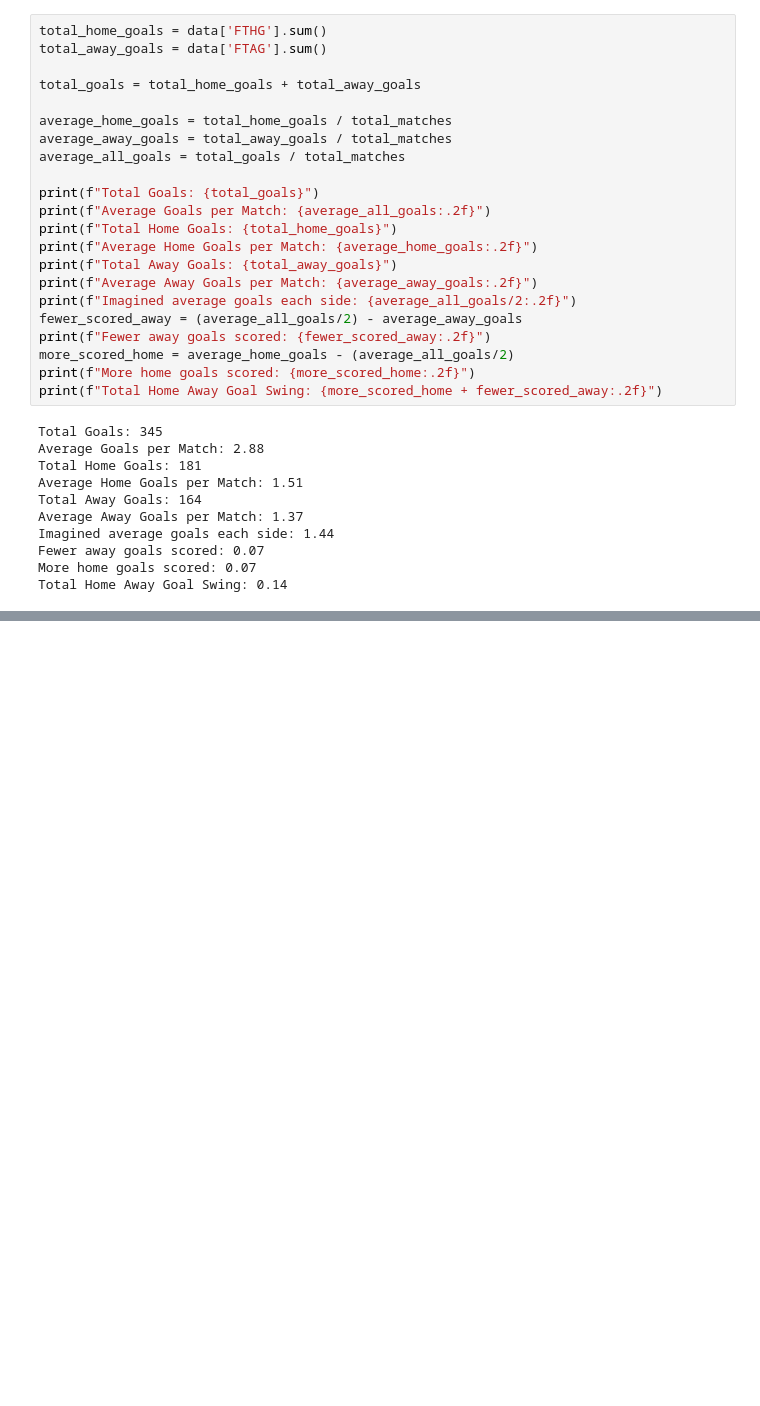
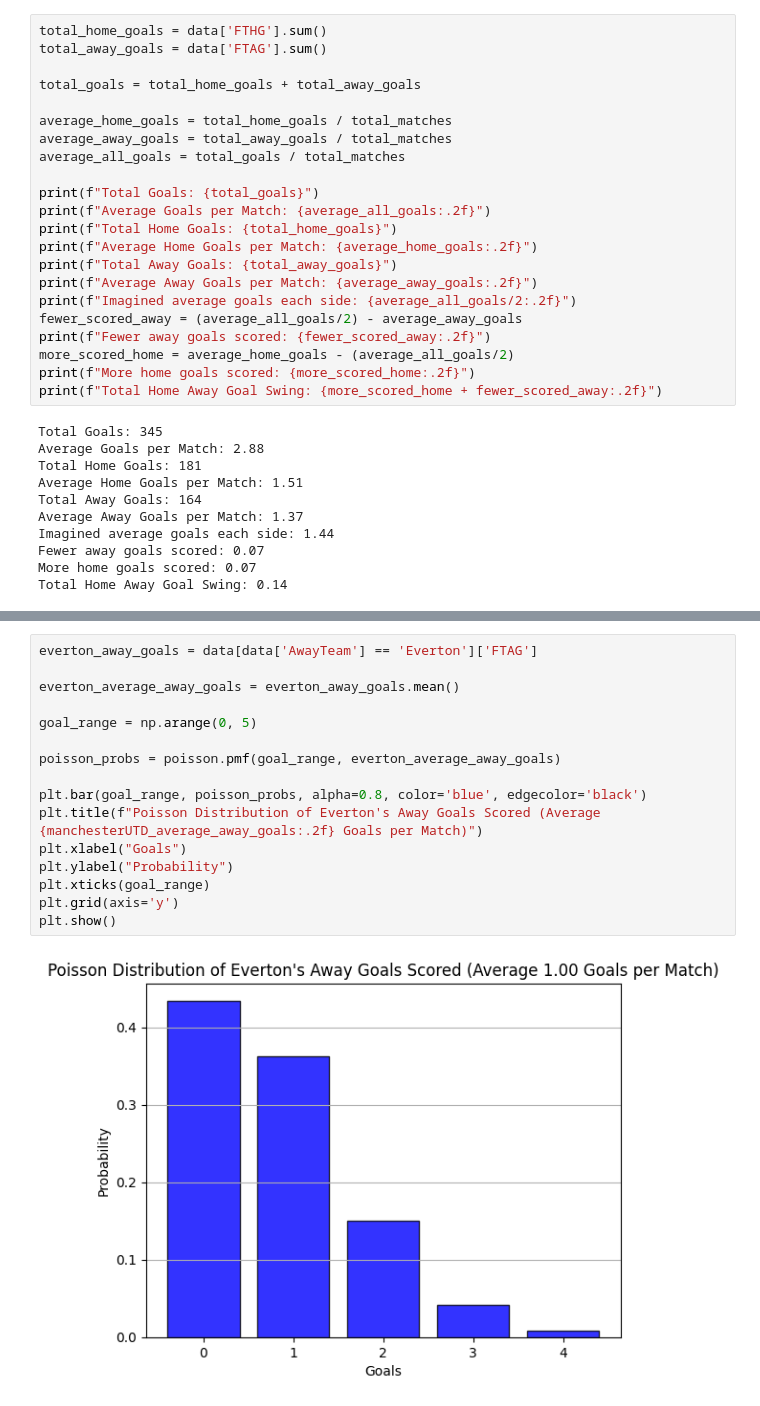
Before and after one commit to flynnjim/sports-modelling, a Jupyter notebook: prem.ipynb, the cells around one changed output, grey strips where cells are left out. Drawn from its saved outputs; the diff is of its cells as text; blank space fills up the shorter version.

```diff
--- a/prem.ipynb
+++ b/prem.ipynb
@@ -196,0 +237,18 @@ Total Home Away Goal Swing: 0.14
+# %%
+everton_away_goals = data[data['AwayTeam'] == 'Everton']['FTAG']
+
+everton_average_away_goals = everton_away_goals.mean()
+
+goal_range = np.arange(0, 5)
+
+poisson_probs = poisson.pmf(goal_range, everton_average_away_goals)
+
+plt.bar(goal_range, poisson_probs, alpha=0.8, color='blue', edgecolor='black')
+plt.title(f"Poisson Distribution of Everton's Away Goals Scored (Average {manchesterUTD_average_away_goals:.2f} Goals per Match)")
+plt.xlabel("Goals")
+plt.ylabel("Probability")
+plt.xticks(goal_range)
+plt.grid(axis='y')
+plt.show()
+# %% [output]
+[figure, added]
```
Also changed, not shown: parts of 4 cells of this notebook, 1 other file.
